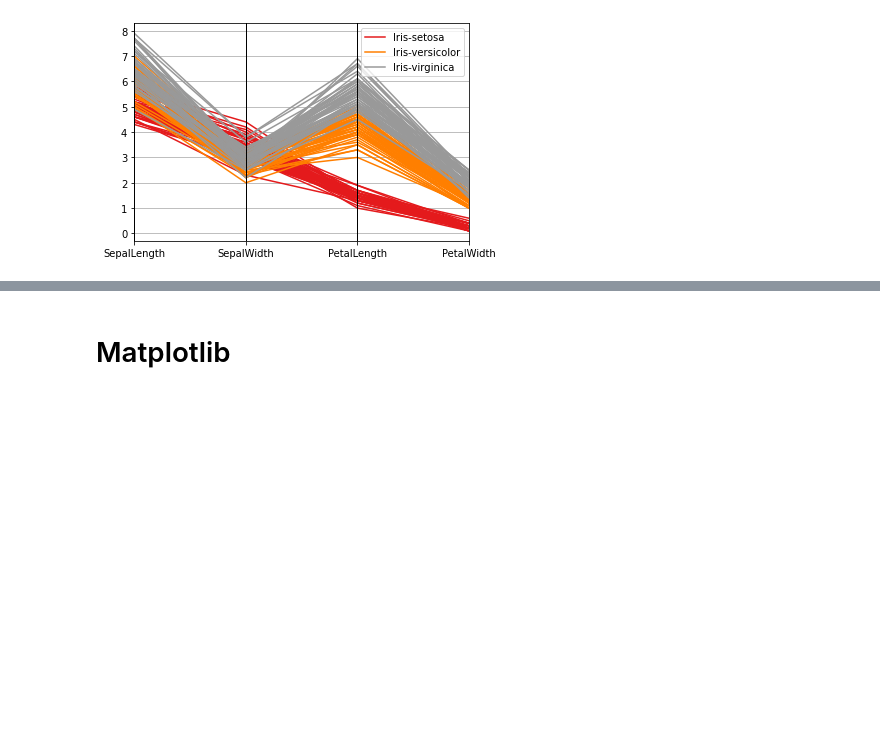
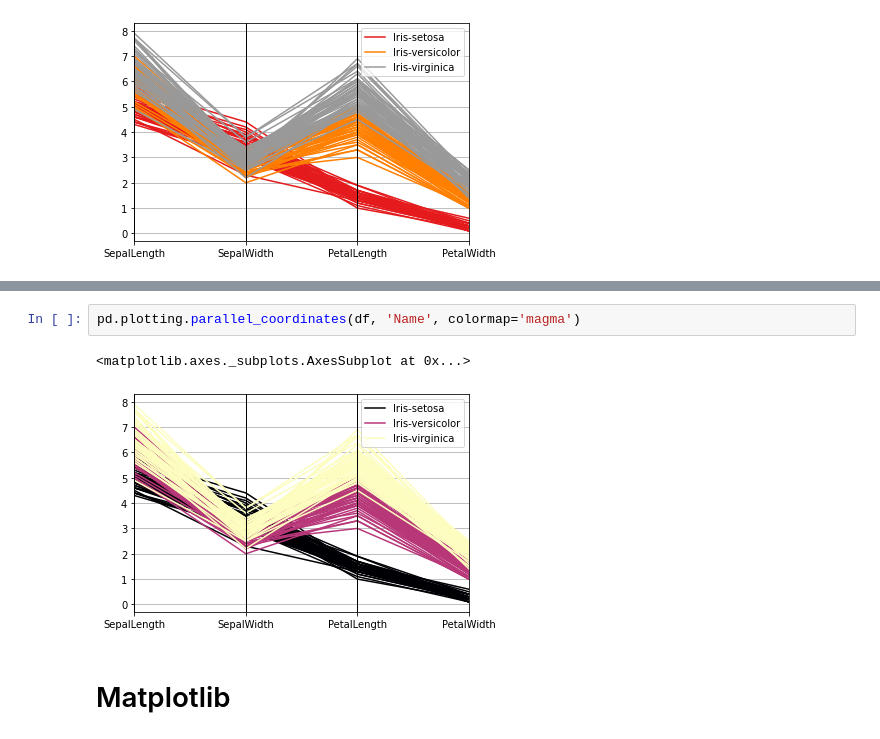
Before and after one commit to gxilly/BasicProg_DataViz65, a Jupyter notebook: DataViz01_Table_Data.ipynb, the cells around one changed output, grey strips where cells are left out. Saved outputs shown, nothing was run; the diff lists cells and outputs as text; blank space fills up the shorter version.

```diff
--- a/DataViz01_Table_Data.ipynb
+++ b/DataViz01_Table_Data.ipynb
@@ -100,3 +110,8 @@ pd.plotting.parallel_coordinates(df, 'Name', colormap='Set1')
+# %%
+pd.plotting.parallel_coordinates(df, 'Name', colormap='magma')
+# %% [output]
+<matplotlib.axes._subplots.AxesSubplot at 0x...>
+[figure, added]
 # %% [markdown]
 # Matplotlib
 # %%
```
Also changed, not shown: parts of 10 cells of this notebook.
